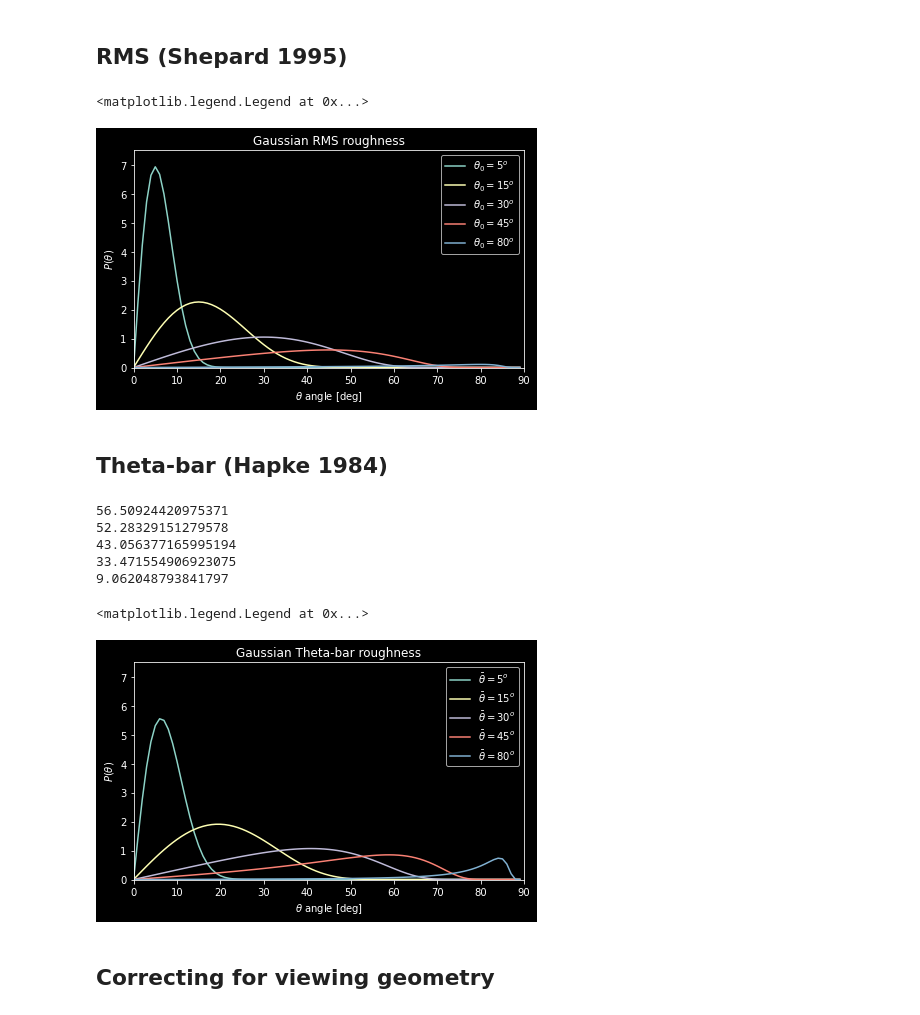
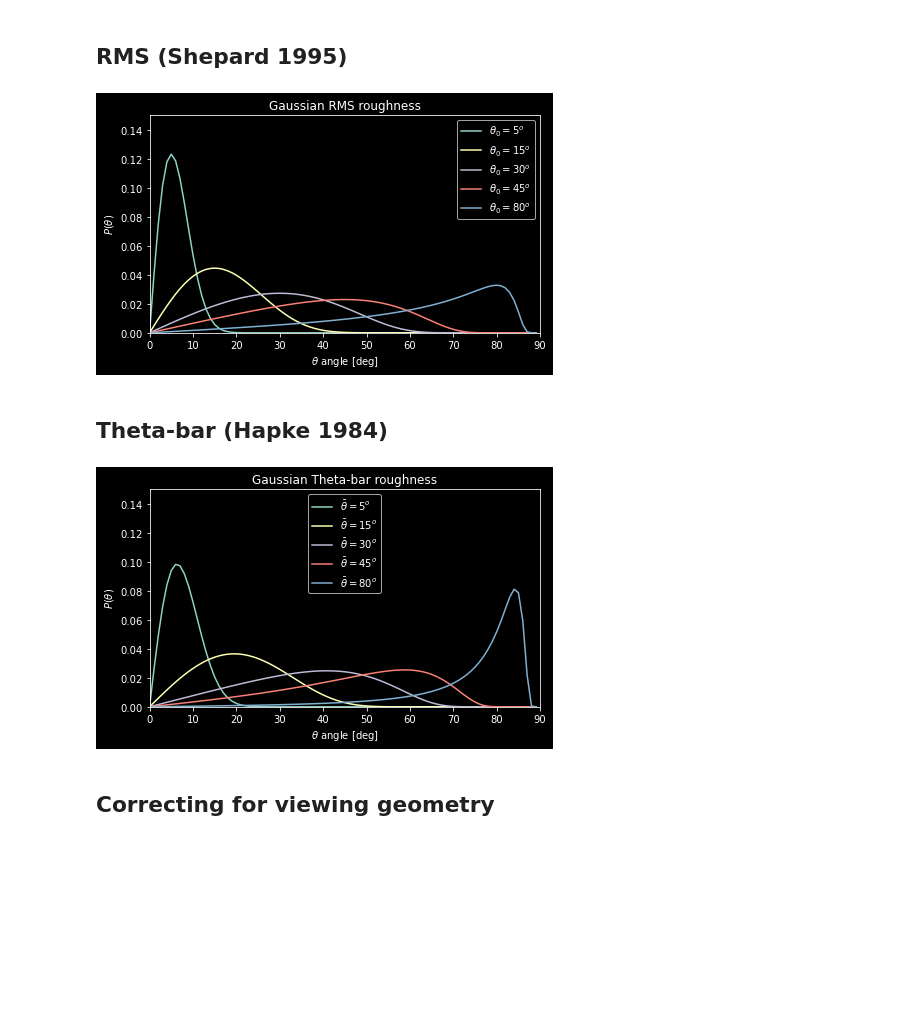
Before and after one commit to NAU-PIXEL/roughness, a Jupyter notebook: examples/slope_dist.ipynb, the cells around one changed output. Drawn from its saved outputs; the diff is of its cells as text; code cells hidden in the pictures; blank space fills up the shorter version.

```diff
--- a/examples/slope_dist.ipynb
+++ b/examples/slope_dist.ipynb
@@ -23,37 +23,29 @@ plt.title('Gaussian RMS roughness')
 plt.ylabel('$P(\\theta)$')
 plt.xlabel('$\\theta$ angle [deg]')
 plt.xlim(0, 90)
-plt.ylim(-0.01, 7.5)
+plt.ylim(0, 0.15)
 plt.legend()
 # plt.savefig('docs/img/rms_slopes.png', dpi=300)
 # %% [output]
-<matplotlib.legend.Legend at 0x...>
-[figure, old version]
+[figure, new version]
 # %% [markdown]
 ## Theta-bar (Hapke 1984)
 # %%
 plt.figure(figsize=(7, 4))
 for t0 in theta0deg:
     theta0 = np.radians(t0)
     slopes = r.slope_dist(thetarad, theta0, 'tbar')
     label = '$\\bar{\\theta}=$'
     plt.plot(thetadeg, slopes, label=label+f'${t0}^o$')
-    print(np.sum(slopes))
 plt.title('Gaussian Theta-bar roughness')
 plt.ylabel('$P(\\theta)$')
 plt.xlabel('$\\theta$ angle [deg]')
 plt.xlim(0, 90)
-plt.ylim(-0.01, 7.5)
+plt.ylim(0, 0.15)
 plt.legend()
 # plt.savefig('docs/img/tbar_slopes.png', dpi=300)
 # %% [output]
-56.50924420975371
-52.28329151279578
-43.056377165995194
-33.471554906923075
-9.062048793841797
-<matplotlib.legend.Legend at 0x...>
-[figure, old version]
+[figure, new version]
 # %% [markdown]
 ## Correcting for viewing geometry
 # %%
```
Also changed, not shown: parts of 1 cell of this notebook, 6 other files.
